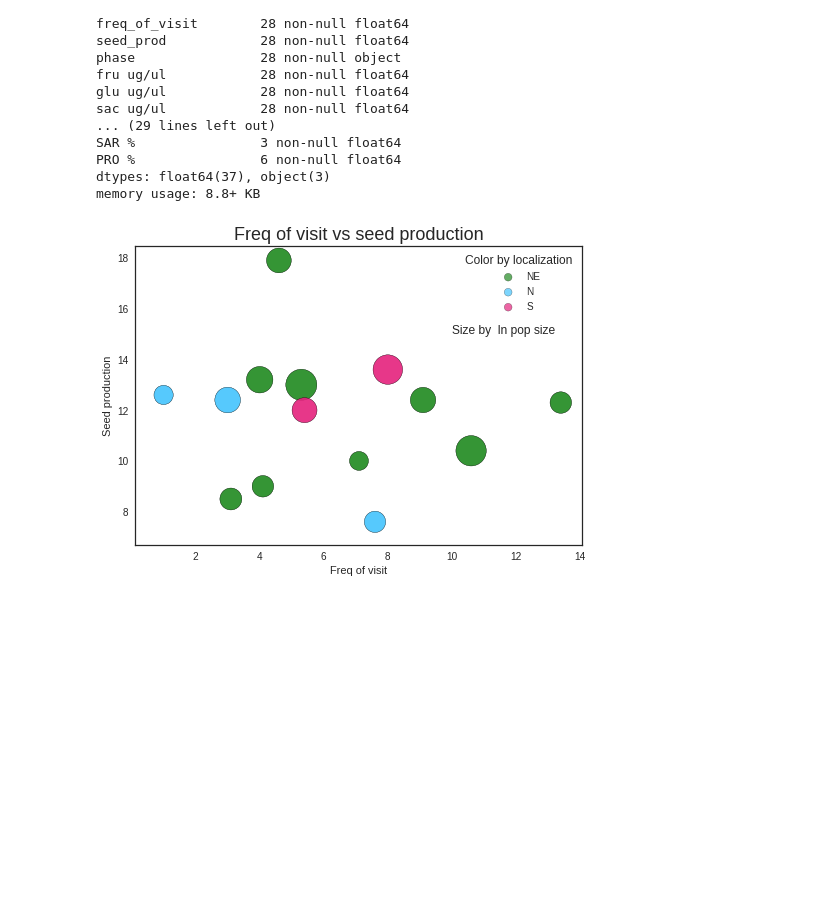
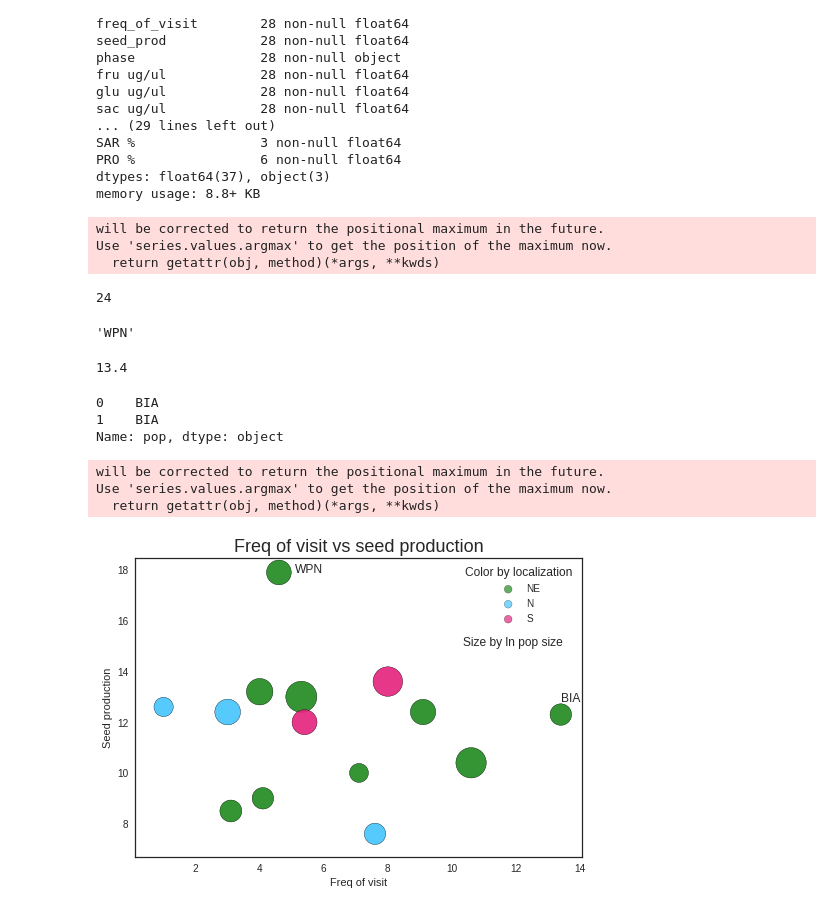
Before and after one commit to AgataRoguz/projekty_uw, a Jupyter notebook: polemonium/aminoacids.ipynb, the cells around one changed output. Saved outputs shown, nothing was run; the diff lists cells and outputs as text; code cells hidden in the pictures; blank space fills up the shorter version.

Commit message:
Freq of visit

```diff
--- a/polemonium/aminoacids.ipynb
+++ b/polemonium/aminoacids.ipynb
@@ -42,33 +53,58 @@ amino.fillna(0, inplace=True)
 # %%
 col = {'NE':'#228B22', 'N':'#46c4fd', 'S':"#e5247e"}#, 'HUM':''}
 amino["colors"] = amino.LOC.apply(lambda x: col[x])
+# %%
+np.argmax(amino.seed_prod)
+# %% [output]
+will be corrected to return the positional maximum in the future.
+Use 'series.values.argmax' to get the position of the maximum now.
+  return getattr(obj, method)(*args, **kwds)
+24
+# %%
+amino["pop"].loc[24]
+# %% [output]
+'WPN'
+# %%
+amino.freq_of_visit.max()
+# %% [output]
+13.4
+# %%
+amino["pop"].loc[amino.freq_of_visit == amino.freq_of_visit.max()]
+# %% [output]
+0    BIA
+1    BIA
+Name: pop, dtype: object
 # %%
 labels =[]
 sns.set_style("white")
 for key, value in col.items():
     labels.append(key)
     plt.scatter(x = amino.freq_of_visit[amino.LOC == key], y = amino.seed_prod[amino.LOC == key],
             s = np.array(amino.ln_pop_size_2018[amino.LOC == key])*100,
             c = amino.colors[amino.LOC == key], alpha=0.7, edgecolors='black')
 
 #plt.yscale('log')
 #plt.xscale('log')
 plt.xlabel('Freq of visit')
 plt.ylabel('Seed production')
 plt.title('Freq of visit vs seed production', fontsize=18)
 #plt.xlim(0,350)
 
 #plt.xticks([1000,10000,100000], ['1k','10k','100k'])
-#plt.text(120, 24, 'F.imperialis')
-#plt.text(70, 4, 'F.eduardi')
+plt.text(amino.freq_of_visit[np.argmax(amino.seed_prod)]+0.5, amino.seed_prod.max(), amino["pop"].loc[np.argmax(amino.seed_prod)])
+plt.text(amino.freq_of_visit.max(), amino.seed_prod[amino.freq_of_visit == amino.freq_of_visit.max()][0]+0.5,
+         amino["pop"].loc[amino.freq_of_visit == amino.freq_of_visit.max()][0])
 lgnd = plt.legend(labels, title='Color by localization')
 for i in range(len(col)):
     lgnd.legendHandles[i]._sizes = [60]
 
-plt.text(10,15, "Size by  ln pop size")
+plt.text(10.35,15, "Size by ln pop size")
 #plt.scatter(110, 51, s=100, c = 'white', edgecolors='k')
 #plt.text(140, 49.8,  r'$0.1 \mu g$')
 # Show the plot
 plt.show()
 # %% [output]
+will be corrected to return the positional maximum in the future.
+Use 'series.values.argmax' to get the position of the maximum now.
+  return getattr(obj, method)(*args, **kwds)
-[figure, old version]
+[figure, new version]
```
Also changed, not shown: parts of 1 cell of this notebook.
